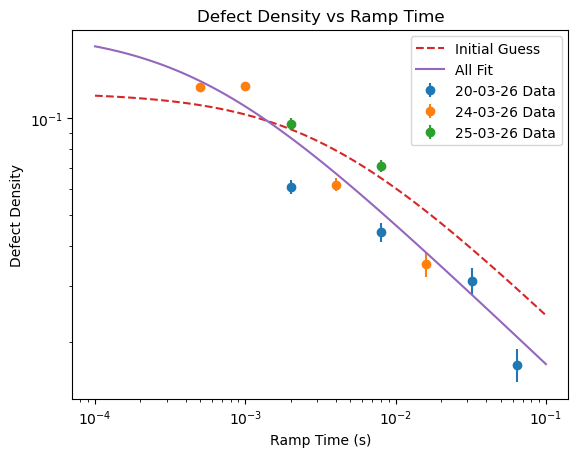
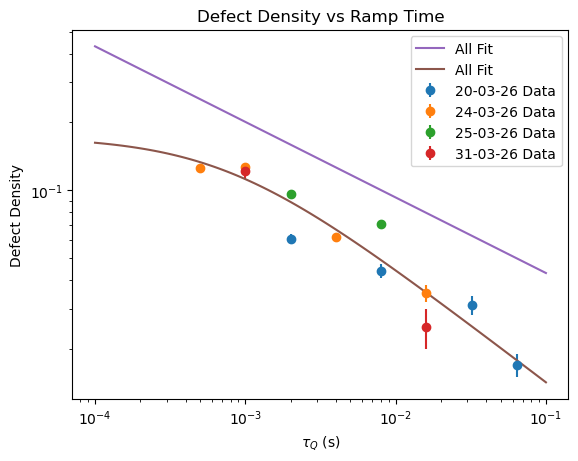
Unified diff of the notebook cell whose output changed from the first chart to the second:
--- before
+++ after
@@ -2,5 +2,7 @@
 plt.errorbar(ramp_times_240326, defect_densities_240326, yerr=error_bars_240326, fmt='o', label='24-03-26 Data')
 plt.errorbar(ramp_times_250326, defect_densities_250326, yerr=error_bars_250326, fmt='o', label='25-03-26 Data')
+plt.errorbar(ramp_times_310326, defect_densities_310326, yerr=error_bars_310326, fmt='o', label='31-03-26 Data')
 x_fit = np.logspace(-4, -1, 100)
+plt.plot(np.linspace(1e-4, 1e-1, 100), 0.02*np.linspace(1e-4, 1e-1, 100)**(-1/3.), label='All Fit')
 # plot initial guess
 #plt.plot(x_fit, fit_func(x_fit, *p0_all), label='Initial Guess', linestyle='--')
@@ -8,5 +10,5 @@
 plt.xscale('log')
 plt.yscale('log')
-plt.xlabel('Ramp Time (s)')
+plt.xlabel('$\\tau_Q$ (s)')
 plt.ylabel('Defect Density')
 plt.title('Defect Density vs Ramp Time')

Commit: morning 10-04-26